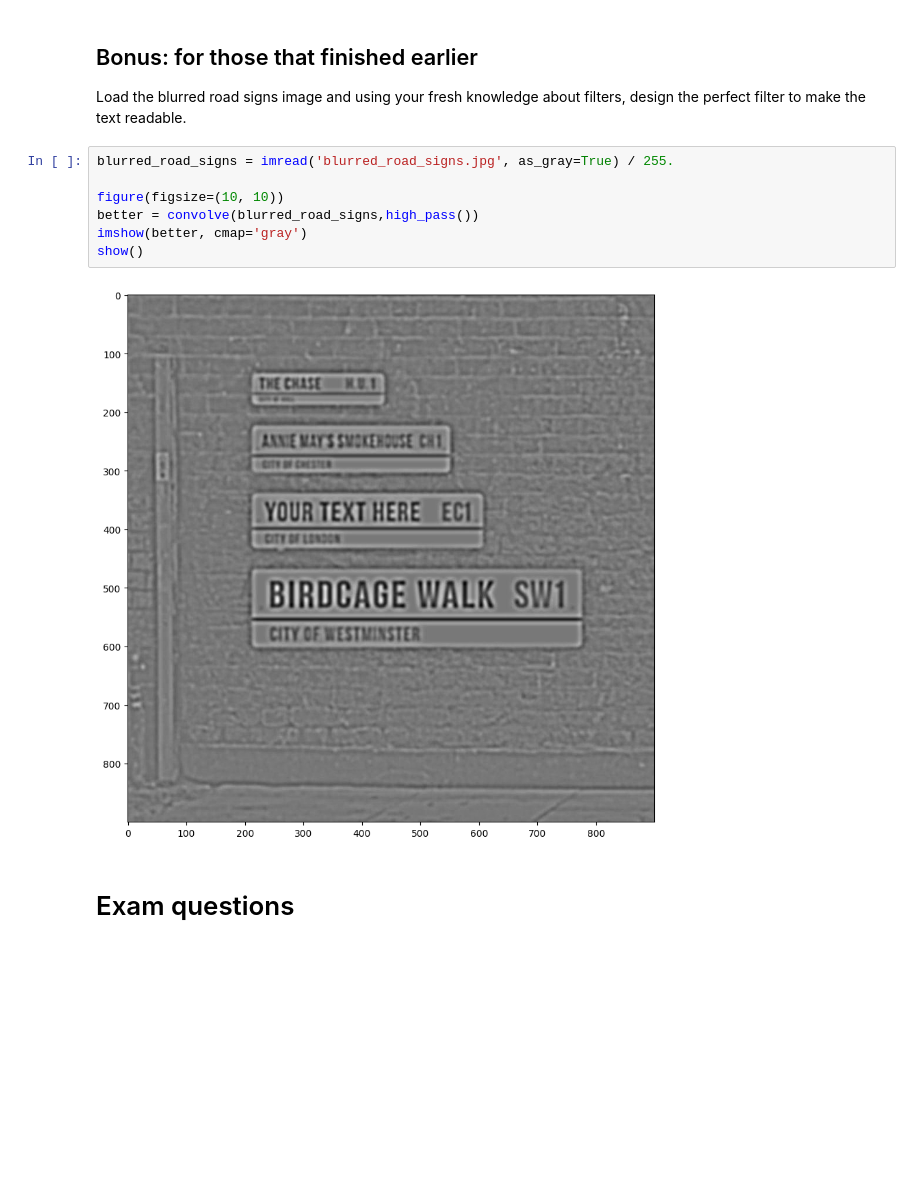
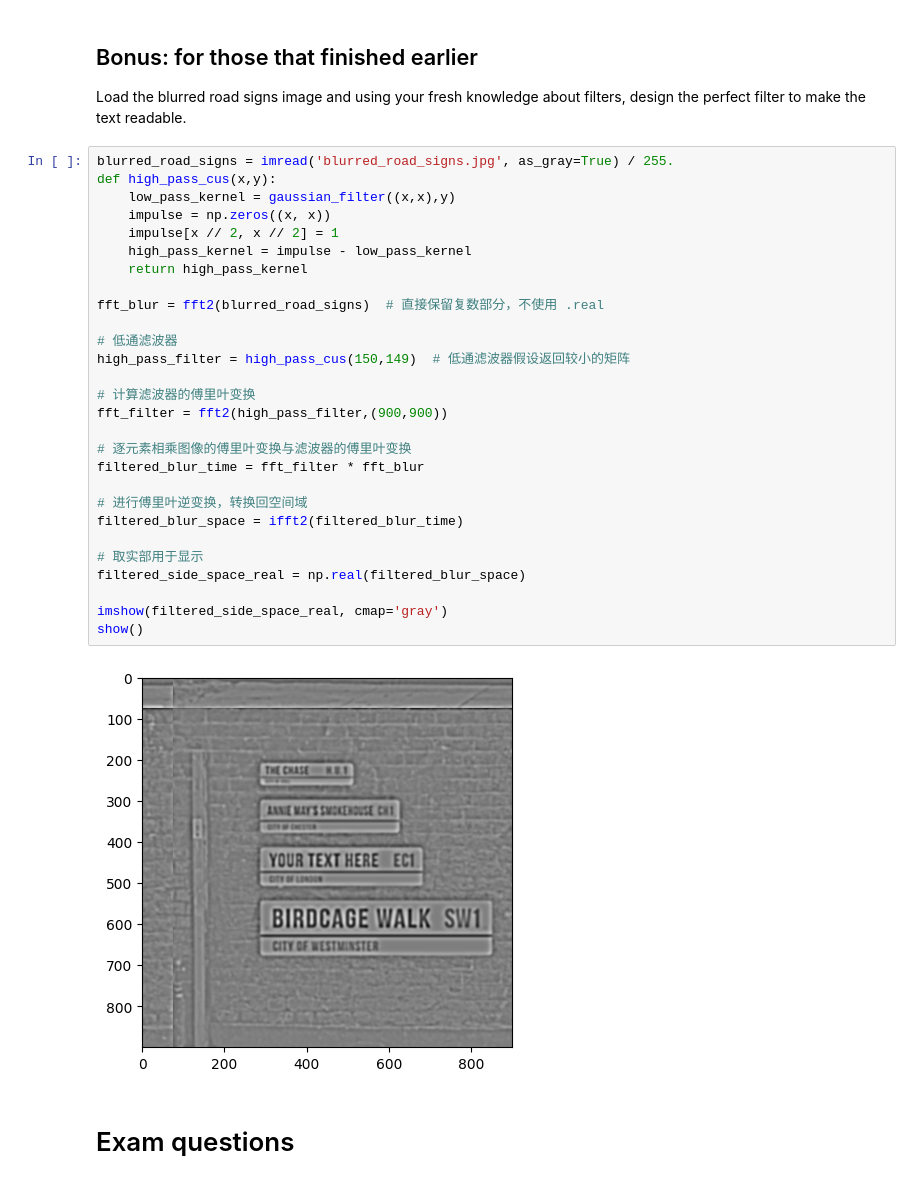
Before and after one commit to htark1993/viscomp2024, a Jupyter notebook: Exercises/W4/W4_exercise.ipynb, the cells around one changed output. Cells and saved outputs as stored; diff of their text form; blank space fills up the shorter version.

```diff
--- a/Exercises/W4/W4_exercise.ipynb
+++ b/Exercises/W4/W4_exercise.ipynb
@@ -237,15 +237,36 @@ show()
 ## Bonus: for those that finished earlier
 
 Load the blurred road signs image and using your fresh knowledge about filters, design the perfect filter to make the text readable.
-# %%
-blurred_road_signs = imread('blurred_road_signs.jpg', as_gray=True) / 255.
-
-figure(figsize=(10, 10))
-better = convolve(blurred_road_signs,high_pass())
-imshow(better, cmap='gray')
-show()
-# %% [output]
-[figure, removed]
+# %%
+blurred_road_signs = imread('blurred_road_signs.jpg', as_gray=True) / 255.
+def high_pass_cus(x,y):
+    low_pass_kernel = gaussian_filter((x,x),y)
+    impulse = np.zeros((x, x))
+    impulse[x // 2, x // 2] = 1
+    high_pass_kernel = impulse - low_pass_kernel
+    return high_pass_kernel
+
+fft_blur = fft2(blurred_road_signs)  # 直接保留复数部分，不使用 .real
+
+# 低通滤波器
+high_pass_filter = high_pass_cus(150,149)  # 低通滤波器假设返回较小的矩阵
+
+# 计算滤波器的傅里叶变换
+fft_filter = fft2(high_pass_filter,(900,900))
+
+# 逐元素相乘图像的傅里叶变换与滤波器的傅里叶变换
+filtered_blur_time = fft_filter * fft_blur
+
+# 进行傅里叶逆变换，转换回空间域
+filtered_blur_space = ifft2(filtered_blur_time)
+
+# 取实部用于显示
+filtered_side_space_real = np.real(filtered_blur_space)
+
+imshow(filtered_side_space_real, cmap='gray')
+show()
+# %% [output]
+[figure, added]
 # %% [markdown]
 # Exam questions
 # %% [markdown]
```
Also changed, not shown: parts of 4 cells of this notebook.
